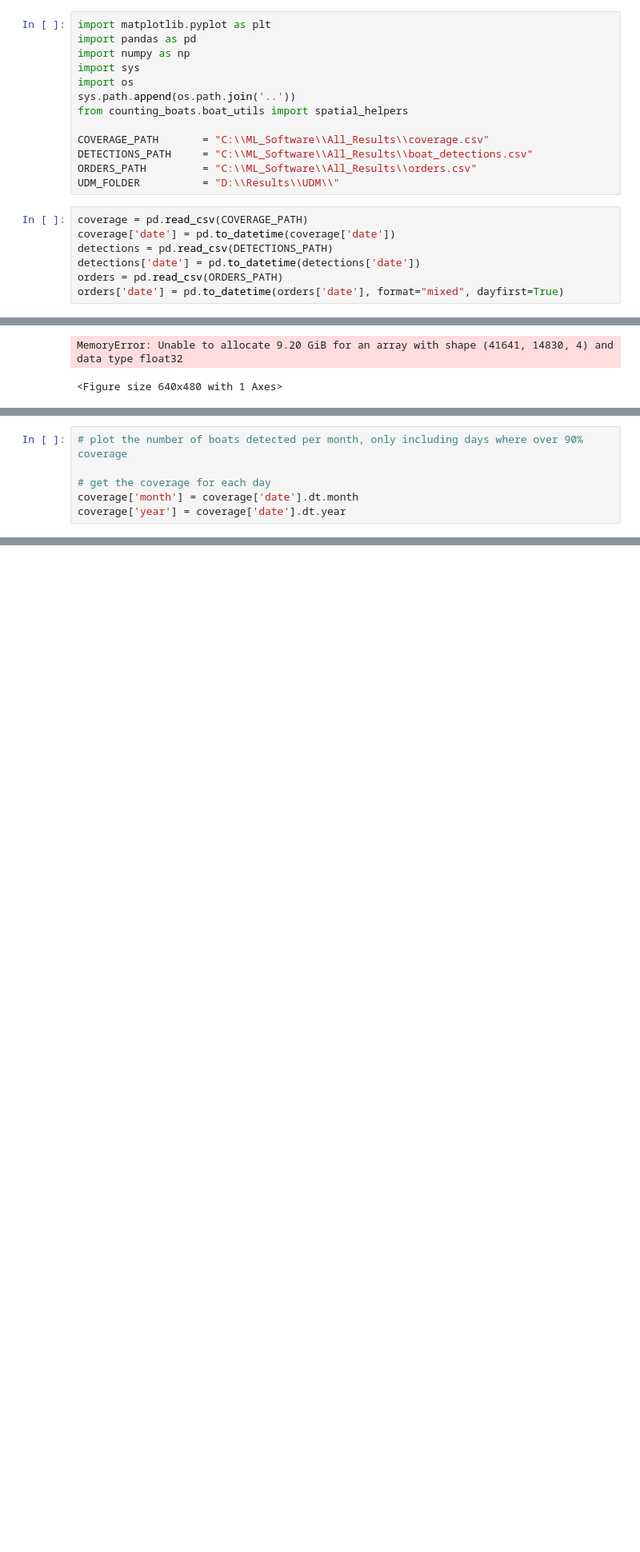
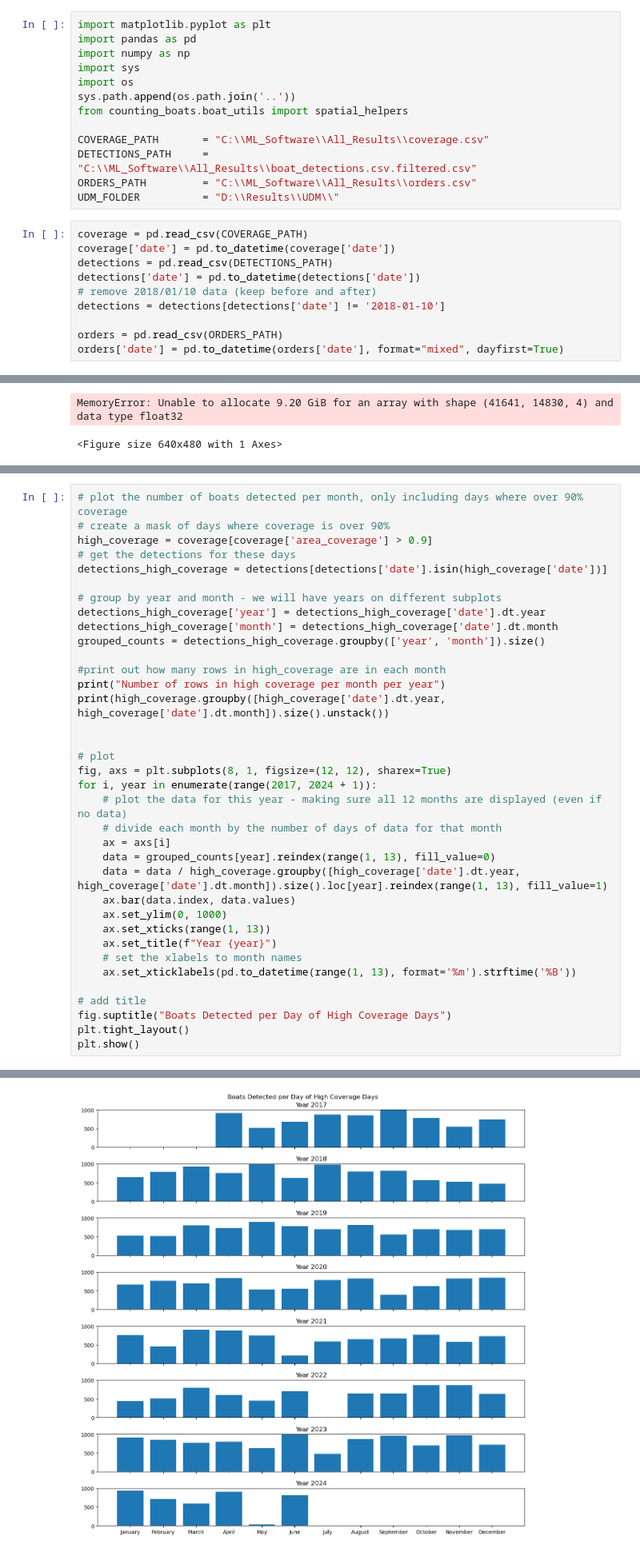
Before and after one commit to swforrest/counting_waterholes, a Jupyter notebook: visualisation/timeseries.ipynb, the cells around one changed output, grey strips where cells are left out. Shown at 80% size. Saved outputs shown, nothing was run; the diff lists cells and outputs as text; blank space fills up the shorter version.

```diff
--- a/visualisation/timeseries.ipynb
+++ b/visualisation/timeseries.ipynb
@@ -8,7 +8,7 @@ sys.path.append(os.path.join('..'))
 from counting_boats.boat_utils import spatial_helpers
 
 COVERAGE_PATH       = "C:\\ML_Software\\All_Results\\coverage.csv"
-DETECTIONS_PATH     = "C:\\ML_Software\\All_Results\\boat_detections.csv"
+DETECTIONS_PATH     = "C:\\ML_Software\\All_Results\\boat_detections.csv.filtered.csv"
 ORDERS_PATH         = "C:\\ML_Software\\All_Results\\orders.csv"
 UDM_FOLDER          = "D:\\Results\\UDM\\"
 # %%
@@ -16,6 +16,9 @@ coverage = pd.read_csv(COVERAGE_PATH)
 coverage['date'] = pd.to_datetime(coverage['date'])
 detections = pd.read_csv(DETECTIONS_PATH)
 detections['date'] = pd.to_datetime(detections['date'])
+# remove 2018/01/10 data (keep before and after)
+detections = detections[detections['date'] != '2018-01-10']
+
 orders = pd.read_csv(ORDERS_PATH)
 orders['date'] = pd.to_datetime(orders['date'], format="mixed", dayfirst=True)
 # %%
@@ -221,6 +221,37 @@ plt.show()
-# %%
-# plot the number of boats detected per month, only including days where over 90% coverage
-
-# get the coverage for each day
-coverage['month'] = coverage['date'].dt.month
-coverage['year'] = coverage['date'].dt.year
+# %%
+# plot the number of boats detected per month, only including days where over 90% coverage
+# create a mask of days where coverage is over 90%
+high_coverage = coverage[coverage['area_coverage'] > 0.9]
+# get the detections for these days
+detections_high_coverage = detections[detections['date'].isin(high_coverage['date'])]
+
+# group by year and month - we will have years on different subplots
+detections_high_coverage['year'] = detections_high_coverage['date'].dt.year
+detections_high_coverage['month'] = detections_high_coverage['date'].dt.month
+grouped_counts = detections_high_coverage.groupby(['year', 'month']).size()
+
+#print out how many rows in high_coverage are in each month
+print("Number of rows in high coverage per month per year")
+print(high_coverage.groupby([high_coverage['date'].dt.year, high_coverage['date'].dt.month]).size().unstack())
+
+
+# plot
+fig, axs = plt.subplots(8, 1, figsize=(12, 12), sharex=True)
+for i, year in enumerate(range(2017, 2024 + 1)):
+    # plot the data for this year - making sure all 12 months are displayed (even if no data)
+    # divide each month by the number of days of data for that month
+    ax = axs[i]
+    data = grouped_counts[year].reindex(range(1, 13), fill_value=0)
+    data = data / high_coverage.groupby([high_coverage['date'].dt.year, high_coverage['date'].dt.month]).size().loc[year].reindex(range(1, 13), fill_value=1)
+    ax.bar(data.index, data.values)
+    ax.set_ylim(0, 1000)
+    ax.set_xticks(range(1, 13))
+    ax.set_title(f"Year {year}")
+    # set the xlabels to month names
+    ax.set_xticklabels(pd.to_datetime(range(1, 13), format='%m').strftime('%B'))
+
+# add title
+fig.suptitle("Boats Detected per Day of High Coverage Days")
+plt.tight_layout()
+plt.show()
+# %% [output]
@@ -226,0 +279 @@ coverage['year'] = coverage['date'].dt.year
+[figure, added]
```
Also changed, not shown: parts of 3 cells of this notebook, 23 other files.
